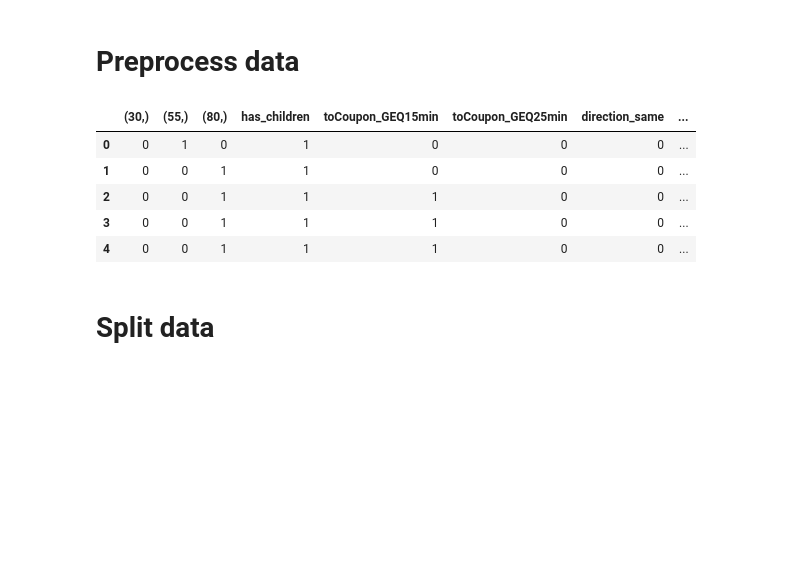
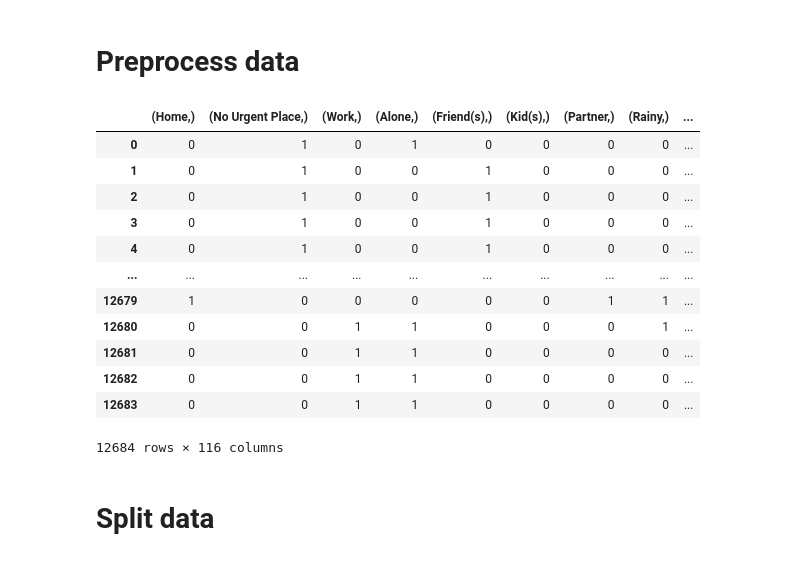
Before and after one commit to TaQuangKhoi/He-thong-thong-tin-thong-minh, a Jupyter notebook: Báo Cáo Cuối Kỳ/Bài làm của Tạ Quang Khôi.ipynb, the cells around one changed output. Saved outputs shown, nothing was run; the diff lists cells and outputs as text; code cells hidden in the pictures; blank space fills up the shorter version.

```diff
--- a/Báo Cáo Cuối Kỳ/Bài làm của Tạ Quang Khôi.ipynb
+++ b/Báo Cáo Cuối Kỳ/Bài làm của Tạ Quang Khôi.ipynb
@@ -135,14 +164,21 @@ for col in df_cat.columns:
     df_enc = pd.concat([df_enc,df0], axis=1)
 
 df_final = pd.concat([df_enc, df_int], axis=1)
-
-df_final.head()
-# %% [output]
-|  | (30,) | (55,) | (80,) | has_children | toCoupon_GEQ15min | toCoupon_GEQ25min | direction_same | ... |
-| 0 | 0 | 1 | 0 | 1 | 0 | 0 | 0 | ... |
-| 1 | 0 | 0 | 1 | 1 | 0 | 0 | 0 | ... |
-| 2 | 0 | 0 | 1 | 1 | 1 | 0 | 0 | ... |
-| 3 | 0 | 0 | 1 | 1 | 1 | 0 | 0 | ... |
-| 4 | 0 | 0 | 1 | 1 | 1 | 0 | 0 | ... |
+# %%
+df_final
+# %% [output]
+|  | (Home,) | (No Urgent Place,) | (Work,) | (Alone,) | (Friend(s),) | (Kid(s),) | (Partner,) | (Rainy,) | ... |
+| 0 | 0 | 1 | 0 | 1 | 0 | 0 | 0 | 0 | ... |
+| 1 | 0 | 1 | 0 | 0 | 1 | 0 | 0 | 0 | ... |
+| 2 | 0 | 1 | 0 | 0 | 1 | 0 | 0 | 0 | ... |
+| 3 | 0 | 1 | 0 | 0 | 1 | 0 | 0 | 0 | ... |
+| 4 | 0 | 1 | 0 | 0 | 1 | 0 | 0 | 0 | ... |
+| ... | ... | ... | ... | ... | ... | ... | ... | ... | ... |
+| 12679 | 1 | 0 | 0 | 0 | 0 | 0 | 1 | 1 | ... |
+| 12680 | 0 | 0 | 1 | 1 | 0 | 0 | 0 | 1 | ... |
+| 12681 | 0 | 0 | 1 | 1 | 0 | 0 | 0 | 0 | ... |
+| 12682 | 0 | 0 | 1 | 1 | 0 | 0 | 0 | 0 | ... |
+| 12683 | 0 | 0 | 1 | 1 | 0 | 0 | 0 | 0 | ... |
+12684 rows × 116 columns
 # %% [markdown]
 # Split data
```
Also changed, not shown: parts of 12 cells of this notebook.
